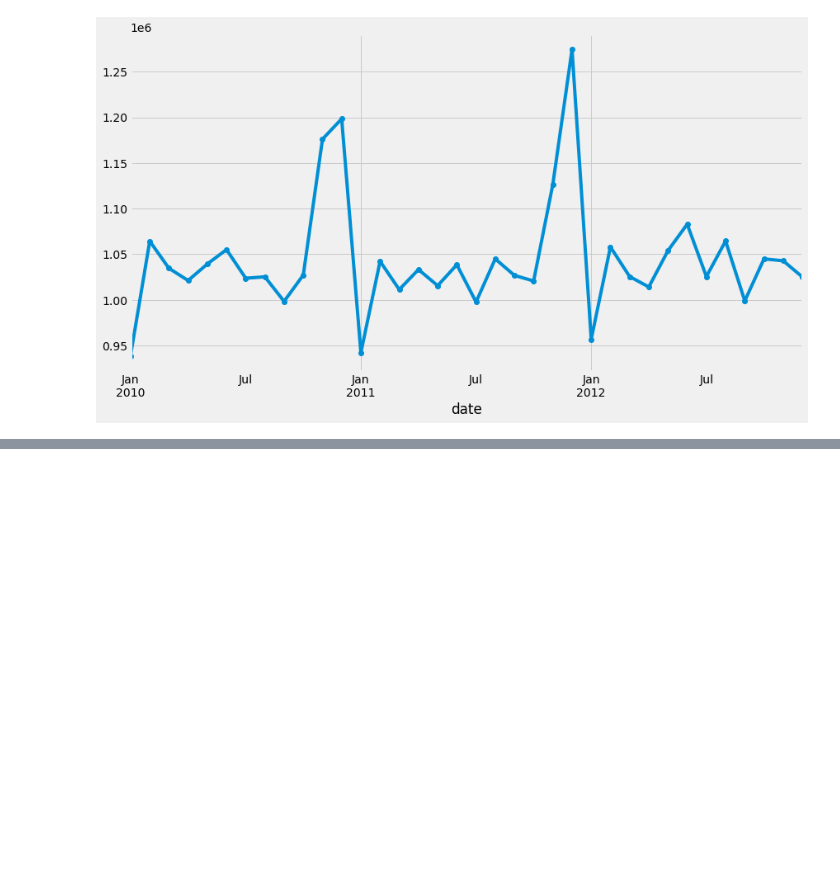
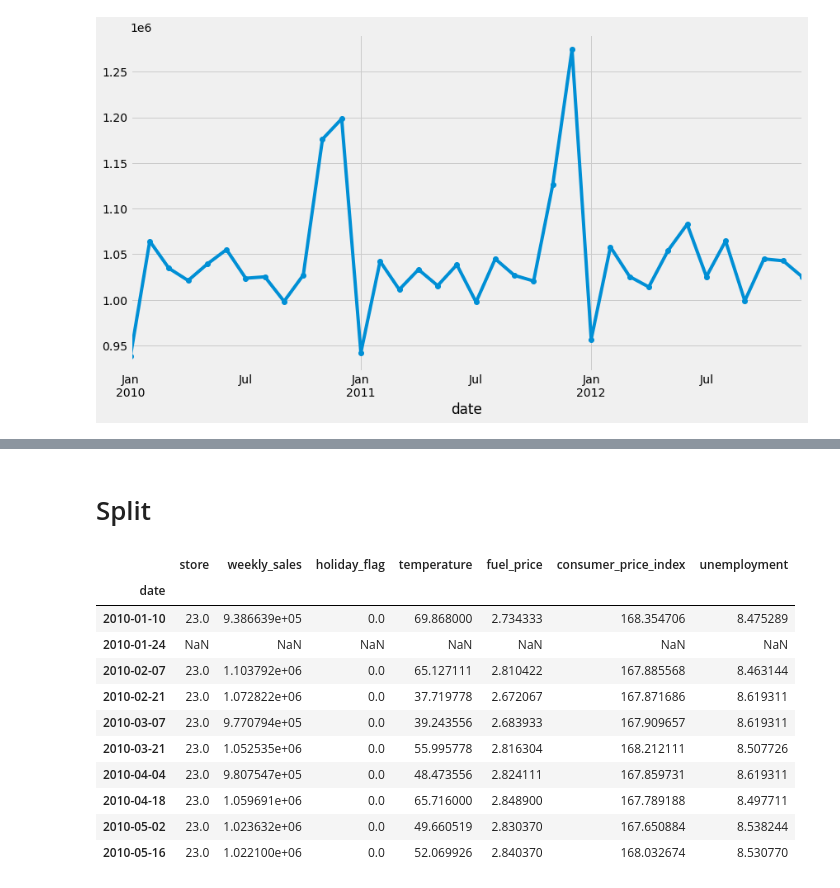
Before and after one commit to VelasquezAlejandro044/alejandro-individual-project, a Jupyter notebook: walmart_sales_data_work.ipynb, the cells around one changed output, grey strips where cells are left out. Saved outputs shown, nothing was run; the diff lists cells and outputs as text; code cells hidden in the pictures; blank space fills up the shorter version.

```diff
--- a/walmart_sales_data_work.ipynb
+++ b/walmart_sales_data_work.ipynb
@@ -239,0 +285,18 @@ df.head()
+# %% [markdown]
+# Split
+# %%
+downsample_data = df.resample('2w').mean()
+downsample_data.head(10)
+# %% [output]
+|  | store | weekly_sales | holiday_flag | temperature | fuel_price | consumer_price_index | unemployment |
+| date |  |  |  |  |  |  |  |
+| 2010-01-10 | 23.0 | 9.386639e+05 | 0.0 | 69.868000 | 2.734333 | 168.354706 | 8.475289 |
+| 2010-01-24 | NaN | NaN | NaN | NaN | NaN | NaN | NaN |
+| 2010-02-07 | 23.0 | 1.103792e+06 | 0.0 | 65.127111 | 2.810422 | 167.885568 | 8.463144 |
+| 2010-02-21 | 23.0 | 1.072822e+06 | 0.0 | 37.719778 | 2.672067 | 167.871686 | 8.619311 |
+| 2010-03-07 | 23.0 | 9.770794e+05 | 0.0 | 39.243556 | 2.683933 | 167.909657 | 8.619311 |
+| 2010-03-21 | 23.0 | 1.052535e+06 | 0.0 | 55.995778 | 2.816304 | 168.212111 | 8.507726 |
+| 2010-04-04 | 23.0 | 9.807547e+05 | 0.0 | 48.473556 | 2.824111 | 167.859731 | 8.619311 |
+| 2010-04-18 | 23.0 | 1.059691e+06 | 0.0 | 65.716000 | 2.848900 | 167.789188 | 8.497711 |
+| 2010-05-02 | 23.0 | 1.023632e+06 | 0.0 | 49.660519 | 2.830370 | 167.650884 | 8.538244 |
+| 2010-05-16 | 23.0 | 1.022100e+06 | 0.0 | 52.069926 | 2.840370 | 168.032674 | 8.530770 |
```
Also changed, not shown: parts of 32 cells of this notebook.
